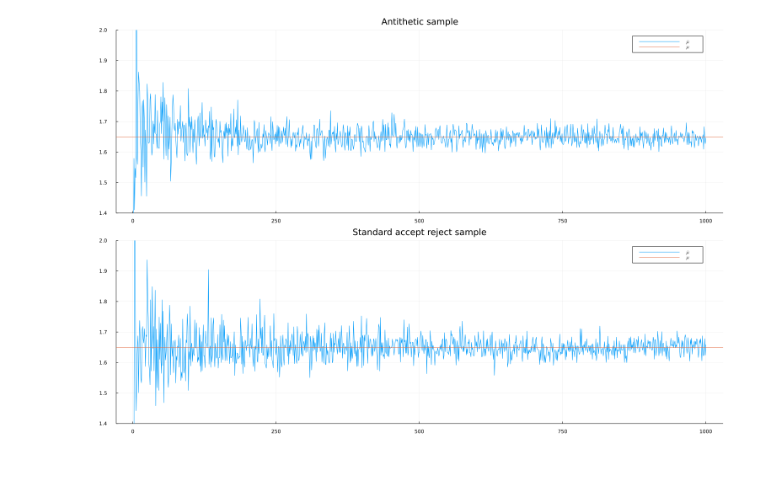
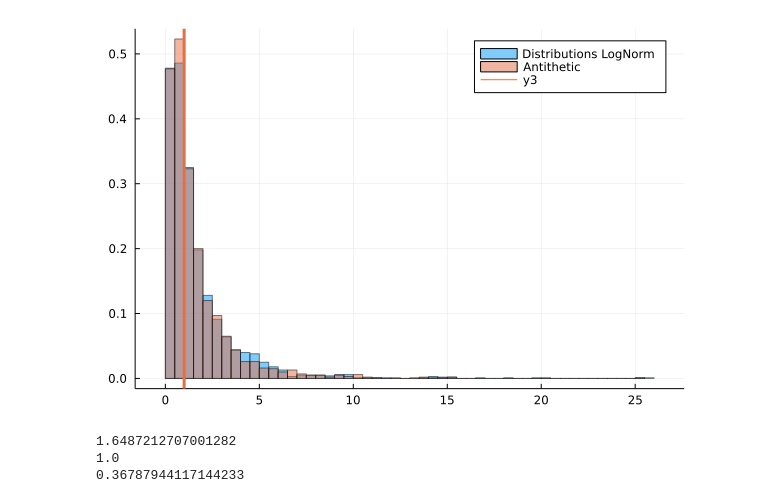
Before and after one commit to SanteriVtj/Antithetics, a Jupyter notebook: antithetics.ipynb, the cells around one changed output. Saved outputs shown, nothing was run; the diff lists cells and outputs as text; code cells hidden in the pictures; blank space fills up the shorter version.

```diff
--- a/antithetics.ipynb
+++ b/antithetics.ipynb
@@ -12,0 +77,14 @@ accept_reject = zeros(length(ns));
+# %%
+histogram(rand(LogNormal(μ,σ), 2000),normed=true,label="Distributions LogNorm",alpha=.5)
+histogram!(exp.([at_sample;-at_sample]),normed=true,label="Antithetic",alpha=.5)
+vline!([median(LogNormal(μ,σ))], linewidth=3, c=2)
+# %% [output]
+[figure, added]
+# %%
+println(mean(LogNormal(μ,σ)))
+println(median(LogNormal(μ,σ)))
+println(mode(LogNormal(μ,σ)))
+# %% [output]
+1.6487212707001282
+1.0
+0.36787944117144233
@@ -23,21 +105 @@ for i in 1:length(ns)
 end
-# %%
-at_var = round(var(antithetic), digits=5);
-p1 = plot(
-    antithetic,
-    label=L"\bar{\mu}",
-    title="Antithetic sample"
-)
-hline!([μₜ], label=L"\mu")
-
-ar_var =round(var(accept_reject), digits=5);
-p2 = plot(
-    accept_reject,
-    labels=L"\bar{\mu}",
-    title="Standard accept reject sample"
-)
-hline!([μₜ], label=L"\mu")
-
-plot(p1,p2,layout=(2,1),size=(1500,1000),ylim=(1.4,2))
-# %% [output]
-[figure, removed]
```
Also changed, not shown: parts of 12 cells of this notebook, 1 other file.
